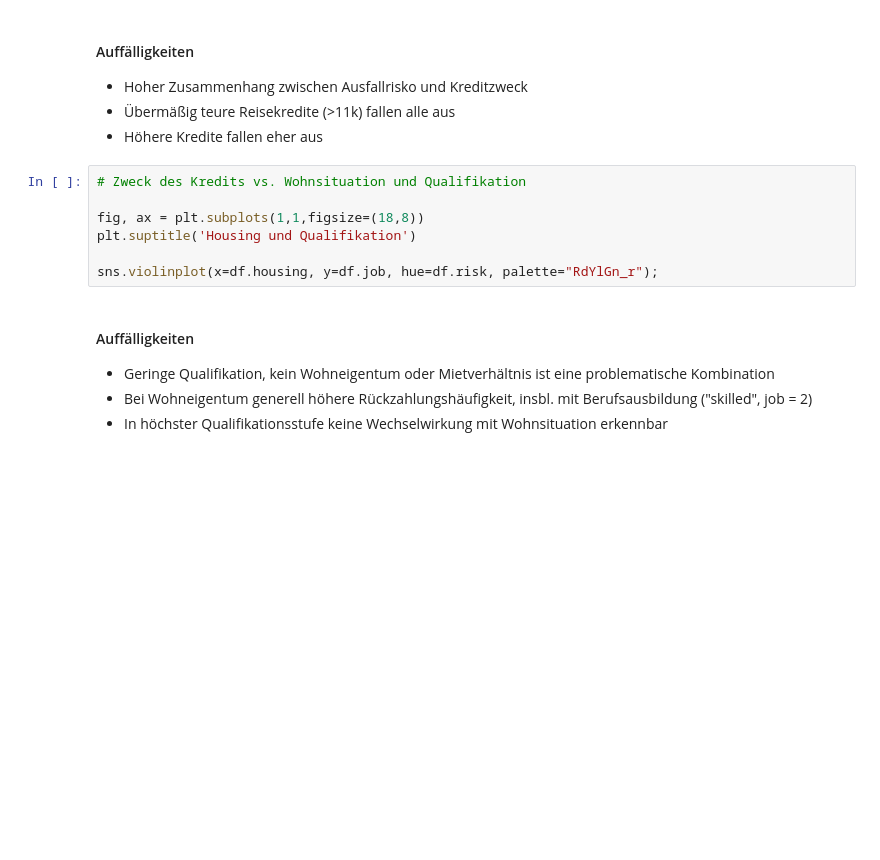
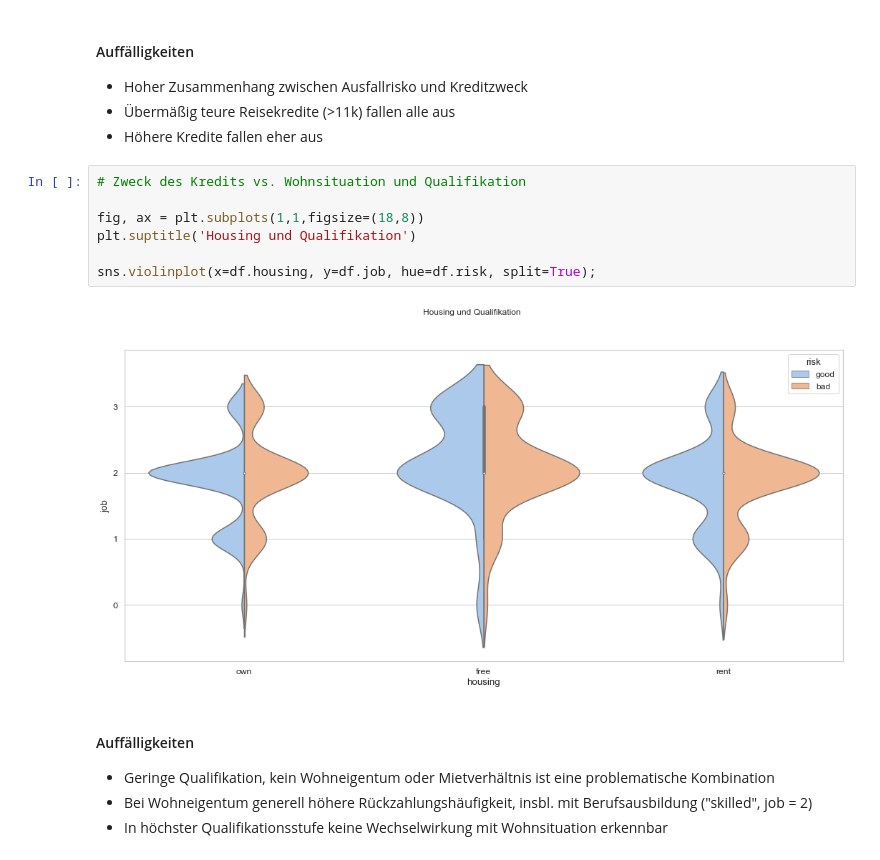
Before and after one commit to mesa-ai/smi-datenanalyse-ba, a Jupyter notebook: 03 - Data Exploration.ipynb, the cells around one changed output. Saved outputs shown, nothing was run; the diff lists cells and outputs as text; blank space fills up the shorter version.

```diff
--- a/03 - Data Exploration.ipynb
+++ b/03 - Data Exploration.ipynb
@@ -740,10 +764,12 @@ plt.show()
 # %%
 # Zweck des Kredits vs. Wohnsituation und Qualifikation
 
 fig, ax = plt.subplots(1,1,figsize=(18,8))
 plt.suptitle('Housing und Qualifikation')
 
-sns.violinplot(x=df.housing, y=df.job, hue=df.risk, palette="RdYlGn_r");
+sns.violinplot(x=df.housing, y=df.job, hue=df.risk, split=True);
+# %% [output]
+[figure, added]
 # %% [markdown]
 #### Auffälligkeiten
 - Geringe Qualifikation, kein Wohneigentum oder Mietverhältnis ist eine problematische Kombination
```
Also changed, not shown: parts of 10 cells of this notebook, 2 other files.
